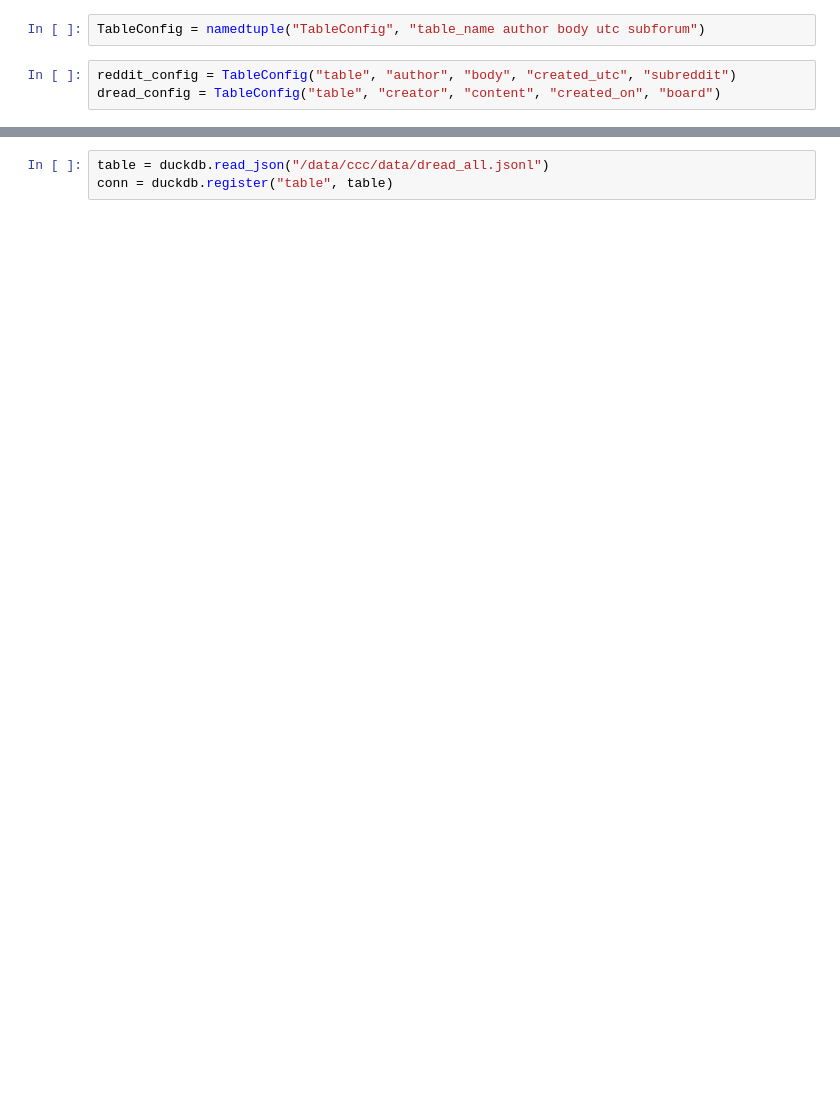
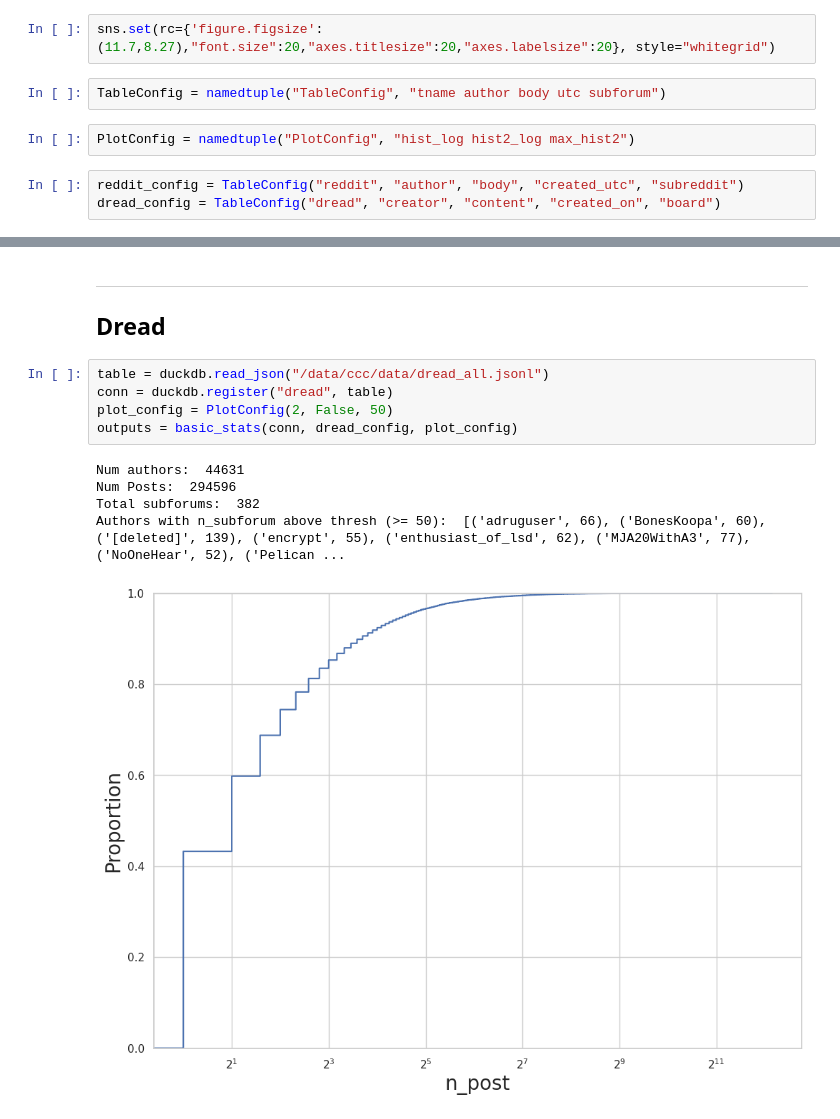
Before and after one commit to pranavmaneriker/ccc_darkweb_stylometry, a Jupyter notebook: data/SummaryStats.ipynb, the cells around one changed output, grey strips where cells are left out. Saved outputs shown, nothing was run; the diff lists cells and outputs as text; blank space fills up the shorter version.

Commit message:
Dataset stats

```diff
--- a/data/SummaryStats.ipynb
+++ b/data/SummaryStats.ipynb
@@ -9,7 +18,11 @@ from collections import namedtuple
 %matplotlib inline
+# %%
+sns.set(rc={'figure.figsize':(11.7,8.27),"font.size":20,"axes.titlesize":20,"axes.labelsize":20}, style="whitegrid")
 # %%
-TableConfig = namedtuple("TableConfig", "table_name author body utc subforum")
+TableConfig = namedtuple("TableConfig", "tname author body utc subforum")
+# %%
+PlotConfig = namedtuple("PlotConfig", "hist_log hist2_log max_hist2")
 # %%
-reddit_config = TableConfig("table", "author", "body", "created_utc", "subreddit")
-dread_config = TableConfig("table", "creator", "content", "created_on", "board")
+reddit_config = TableConfig("reddit", "author", "body", "created_utc", "subreddit")
+dread_config = TableConfig("dread", "creator", "content", "created_on", "board")
 # %%
@@ -20,3 +80,15 @@ ValueError: Unrecognized escape sequence when decoding 'string'
+# %% [markdown]
+***
+
+## Dread
 # %%
 table = duckdb.read_json("/data/ccc/data/dread_all.jsonl")
-conn = duckdb.register("table", table)
+conn = duckdb.register("dread", table)
+plot_config = PlotConfig(2, False, 50)
+outputs = basic_stats(conn, dread_config, plot_config)
+# %% [output]
+Num authors:  44631
+Num Posts:  294596
+Total subforums:  382
+Authors with n_subforum above thresh (>= 50):  [('adruguser', 66), ('BonesKoopa', 60), ('[deleted]', 139), ('encrypt', 55), ('enthusiast_of_lsd', 62), ('MJA20WithA3', 77), ('NoOneHear', 52), ('Pelican ...
+[figure, added]
```
Also changed, not shown: parts of 13 cells of this notebook, 3 other files.
